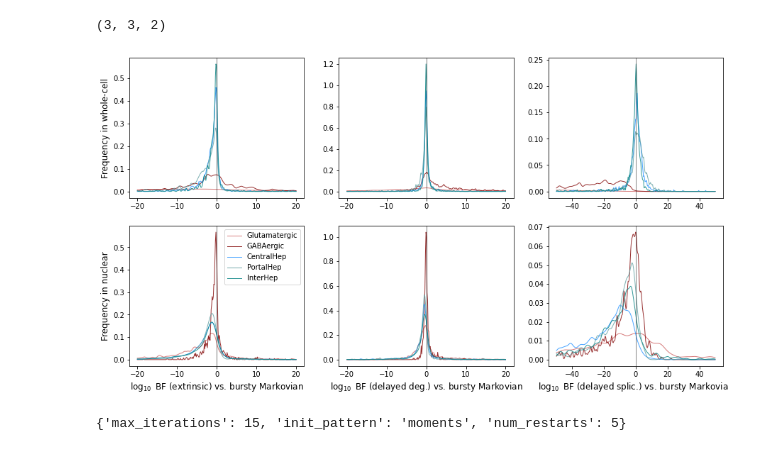
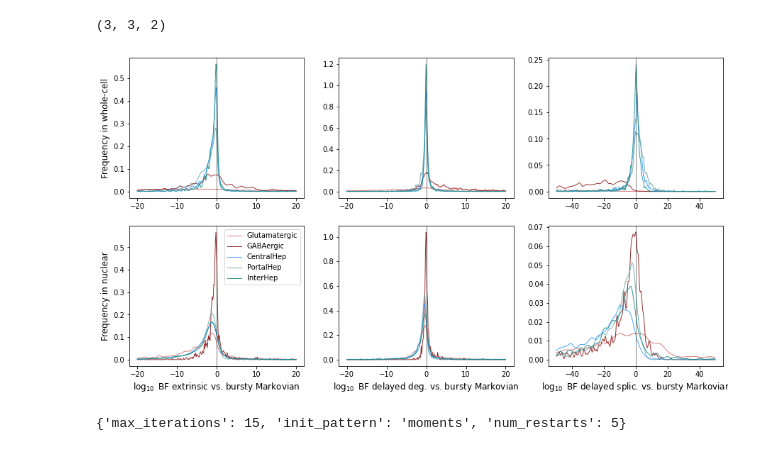
Before and after one commit to pachterlab/GYP_2022, a Jupyter notebook: gg230612_BF_analysis.ipynb, the cells around one changed output. Cells and saved outputs as stored; diff of their text form; code cells hidden in the pictures.

```diff
--- a/gg230612_BF_analysis.ipynb
+++ b/gg230612_BF_analysis.ipynb
@@ -477,31 +477,31 @@ model_names_axes = ('extrinsic','delayed deg.','delayed splic.')
 # %%
 fig1,ax1=plt.subplots(2,3,figsize=(15,8))
 colors = ('indianred','maroon','dodgerblue','cadetblue','teal')
 
 for tech in range(2):
     for model_index in range(3):
         for cluster_index in range(5):
             kde = kdes[model_index,cluster_index,tech]
 #             lim=50
             lim = 50 if model_index==2 else 20
             linsp_n = 300
             x = np.linspace(-lim,lim,linsp_n)
             ax1[tech,model_index].plot(x,kde(x),\
                                  label=f'{cluster_names[cluster_index]}',\
                                  color=colors[cluster_index],alpha=0.8,linewidth=1)
 
         yl = ax1[tech,model_index].get_ylim()
         ax1[tech,model_index].plot([0,0],yl,'k-',linewidth=.5)
         ax1[tech,model_index].set_ylim(yl)
 
 for model_index in range(3):
-    ax1[1,model_index].set_xlabel(r'$\log_{10}$ BF '+f'({model_names_axes[model_index]}) vs. bursty Markovian',fontsize=fs)
+    ax1[1,model_index].set_xlabel(r'$\log_{10}$ BF '+f'{model_names_axes[model_index]} vs. bursty Markovian',fontsize=fs)
 ax1[1,0].legend()
 ax1[0,0].set_ylabel('Frequency in whole-cell',fontsize=fs)
 ax1[1,0].set_ylabel('Frequency in nuclear',fontsize=fs)
 plt.savefig('./fig/fig3b.png',dpi=450)
 # %% [output]
-[figure, old version]
+[figure, new version]
 # %%
 sr_arr_full[0][0].sp.gradient_params
 # %% [output]
```
Also changed, not shown: 1 other file.
